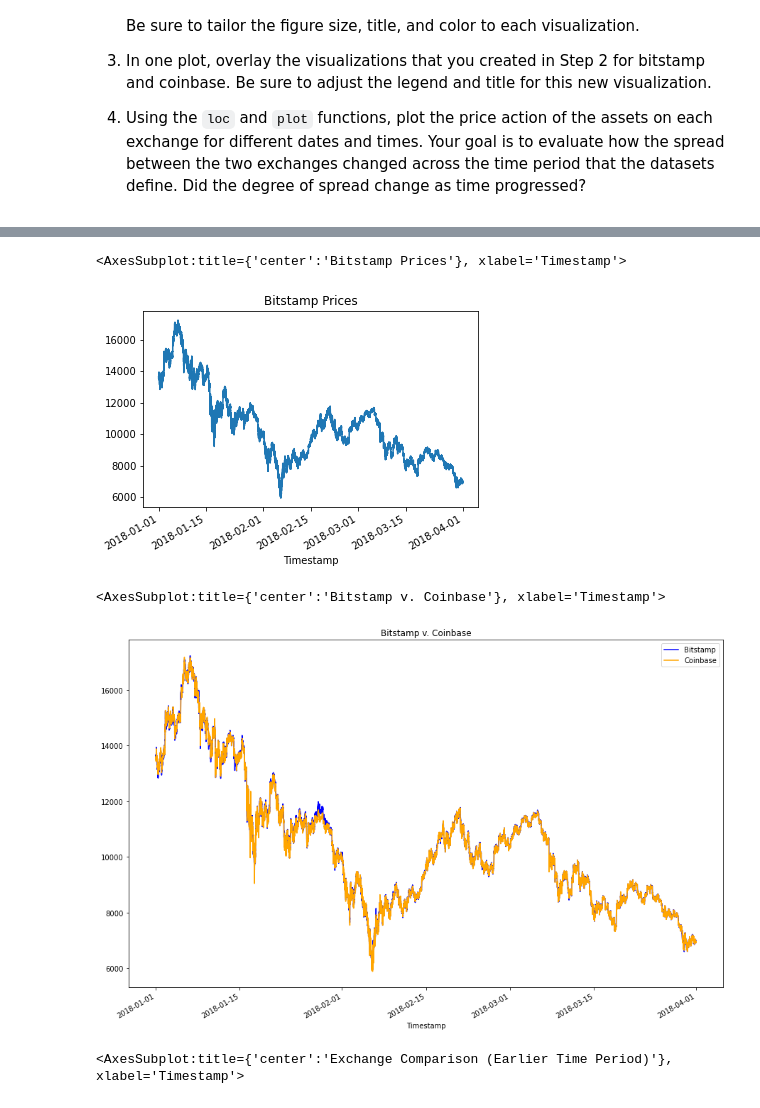
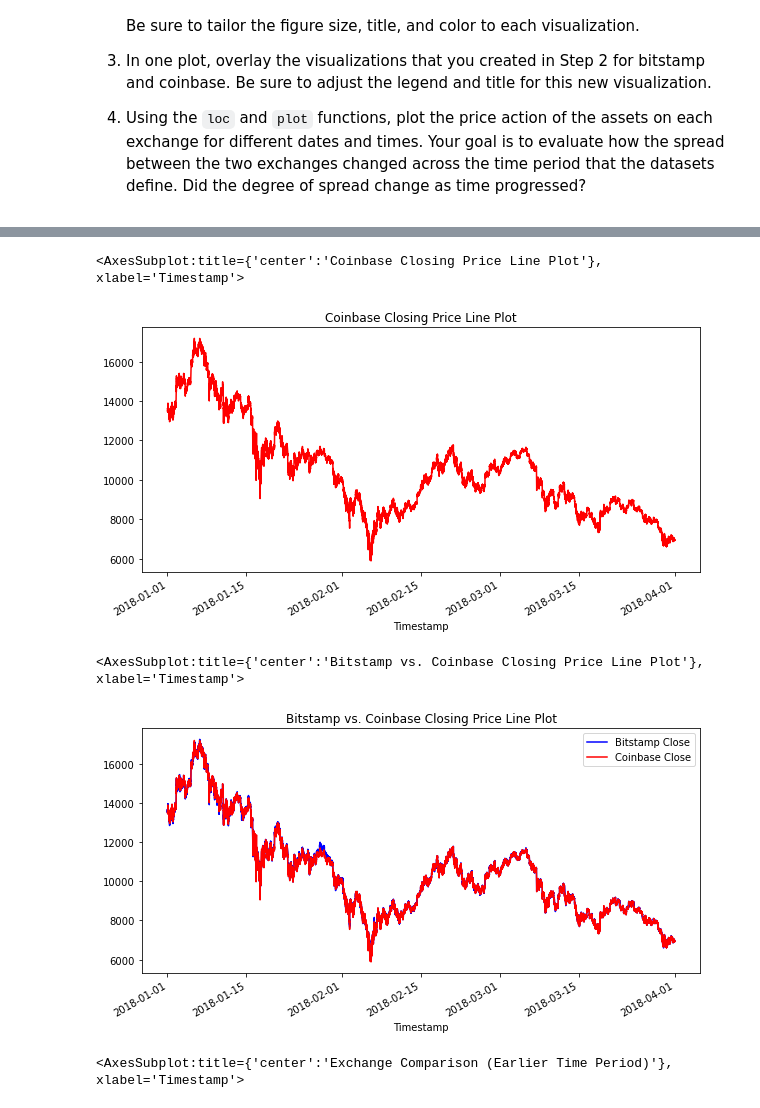
Before and after one commit to jgrichardson/crypto_arbitrage, a Jupyter notebook: crypto_arbitrage.ipynb, the cells around one changed output, grey strips where cells are left out. Drawn from its saved outputs; the diff is of its cells as text; code cells hidden in the pictures.

```diff
--- a/crypto_arbitrage.ipynb
+++ b/crypto_arbitrage.ipynb
@@ -310,18 +310,19 @@ coinbase.describe()
 # %%
 # Create a line plot for the coinbase DataFrame for the full length of time in the dataset
 # Be sure that the figure size, title, and color are tailored to each visualization
-# YOUR CODE HERE
+coinbase_sliced.plot(figsize=(10, 5), title="Coinbase Closing Price Line Plot", color="red")
 # %% [output]
-<AxesSubplot:title={'center':'Bitstamp Prices'}, xlabel='Timestamp'>
+<AxesSubplot:title={'center':'Coinbase Closing Price Line Plot'}, xlabel='Timestamp'>
-[figure, old version]
+[figure, new version]
 # %%
 # Overlay the visualizations for the bitstamp and coinbase DataFrames in one plot
 # The plot should visualize the prices over the full lenth of the dataset
 # Be sure to include the parameters: legend, figure size, title, and color and label
-# YOUR CODE HERE
+bitstamp_sliced.plot(legend=True, figsize=(10, 5), title="Bitstamp vs. Coinbase Closing Price Line Plot", label="Bitstamp Close", color="blue")
+coinbase_sliced.plot(legend=True, figsize=(10, 5), label="Coinbase Close", color="red")
 # %% [output]
-<AxesSubplot:title={'center':'Bitstamp v. Coinbase'}, xlabel='Timestamp'>
+<AxesSubplot:title={'center':'Bitstamp vs. Coinbase Closing Price Line Plot'}, xlabel='Timestamp'>
-[figure, old version]
+[figure, new version]
 # %%
 # Using the loc and plot functions, create an overlay plot that visualizes
 # the price action of both DataFrames for a one month period early in the dataset
```
Also changed, not shown: parts of 1 cell of this notebook.
